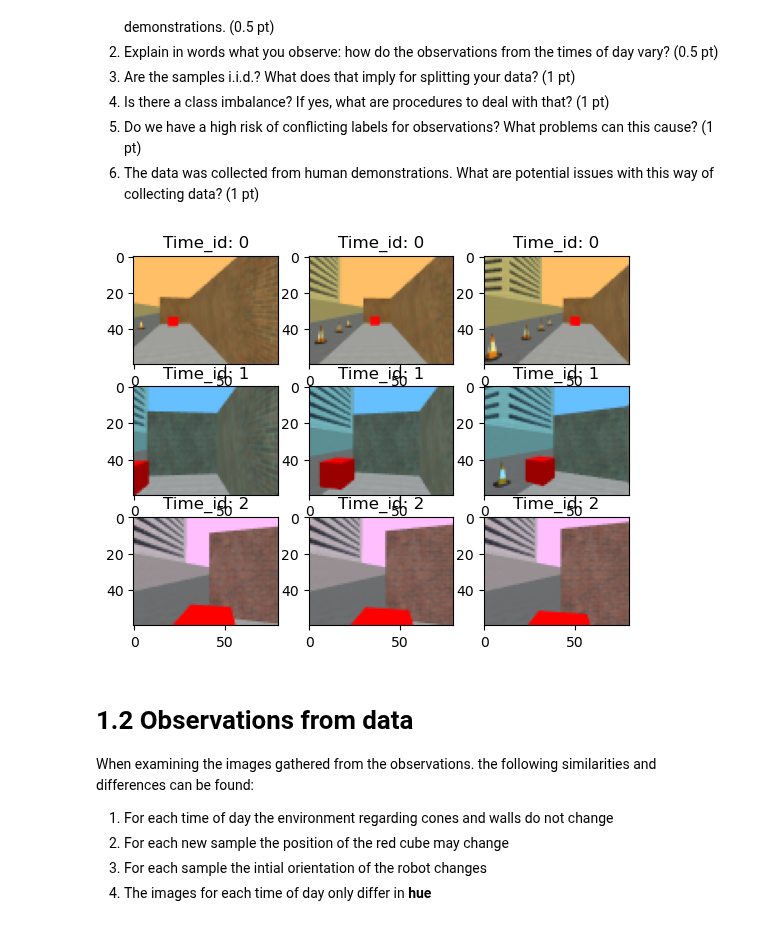
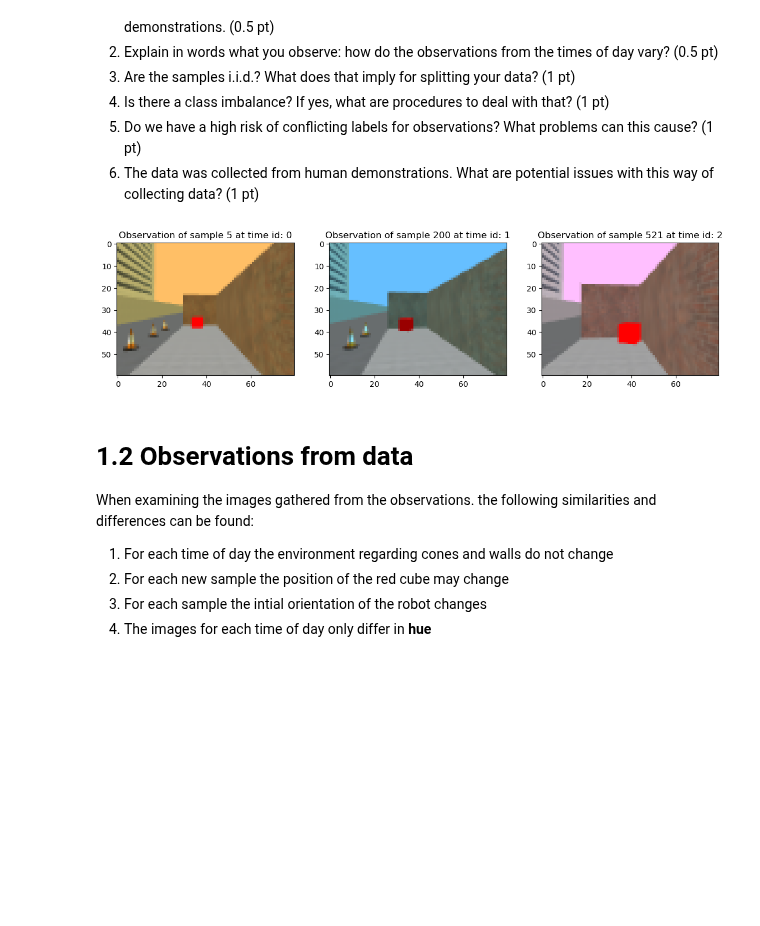
Before and after one commit to kvta1/RO47002, a Jupyter notebook: final_assignment/RO47002-final-assignment-2023.ipynb, the cells around one changed output. Saved outputs shown, nothing was run; the diff lists cells and outputs as text; code cells hidden in the pictures; blank space fills up the shorter version.

```diff
--- a/final_assignment/RO47002-final-assignment-2023.ipynb
+++ b/final_assignment/RO47002-final-assignment-2023.ipynb
@@ -837,16 +838,28 @@ Add code and markdown cells to address all of the following points:
 5. Do we have a high risk of conflicting labels for observations? What problems can this cause? <span style="float: right;">(1 pt)</span>
 6. The data was collected from human demonstrations. What are potential issues with this way of collecting data? <span style="float: right;">(1 pt)</span>
 # %%
-idx = []
-idx.append(list(range(4,7)))
-idx.append(list(range(int(time_ids.shape[0]/2), int(time_ids.shape[0]/2)+3)))
-idx.append(list(range(time_ids.shape[0]-3, time_ids.shape[0])))
+# 1.1 Visualization of three samples from each time
 
-fig, axs = plt.subplots(3, 3)
+# Indices of samples to display
+idx_0 = 5 # sample index, should be in range [0, N-1]
+idx_1 = 200
+idx_2 = 521
 
-for j in range(3):
-    for i in range(3):
-        axs[j, i].imshow(observations[idx[j][i]])
-        axs[j, i].set_title(f"Time_id: {time_ids[idx[j][i]]}")
+plt.figure(figsize=(14, 4))
+
+# Plot first observation
+plt.subplot(1, 3, 1)
+plt.imshow(observations[idx_0])
+plt.title(f'Observation of sample {idx_0} at time id: {time_ids[idx_0]}');
+
+# Plot second observation
+plt.subplot(1, 3, 2)
+plt.imshow(observations[idx_1])
+plt.title(f'Observation of sample {idx_1} at time id: {time_ids[idx_1]}');
+
+# Plot third observation
+plt.subplot(1, 3, 3)
+plt.imshow(observations[idx_2])
+plt.title(f'Observation of sample {idx_2} at time id: {time_ids[idx_2]}');
 # %% [output]
-[figure, old version]
+[figure, new version]
```
Also changed, not shown: parts of 16 cells of this notebook, 1 other file.
